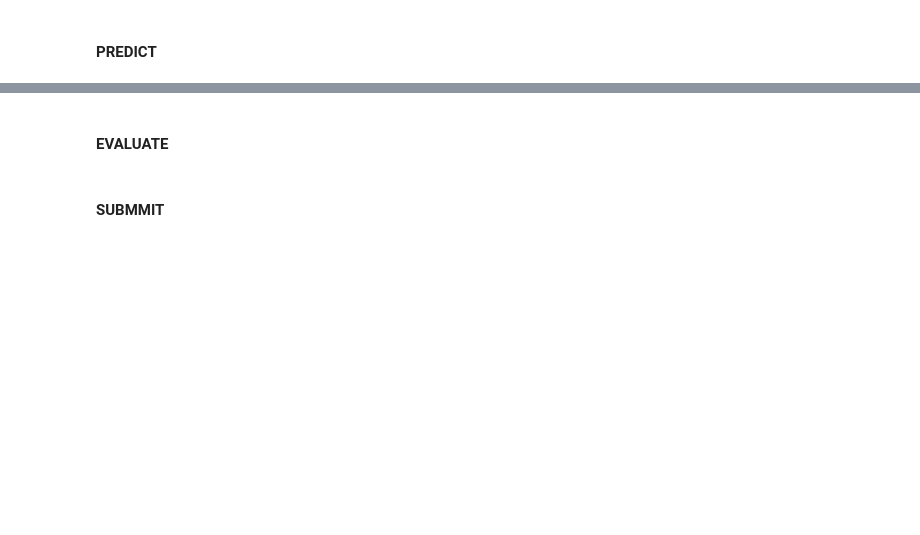
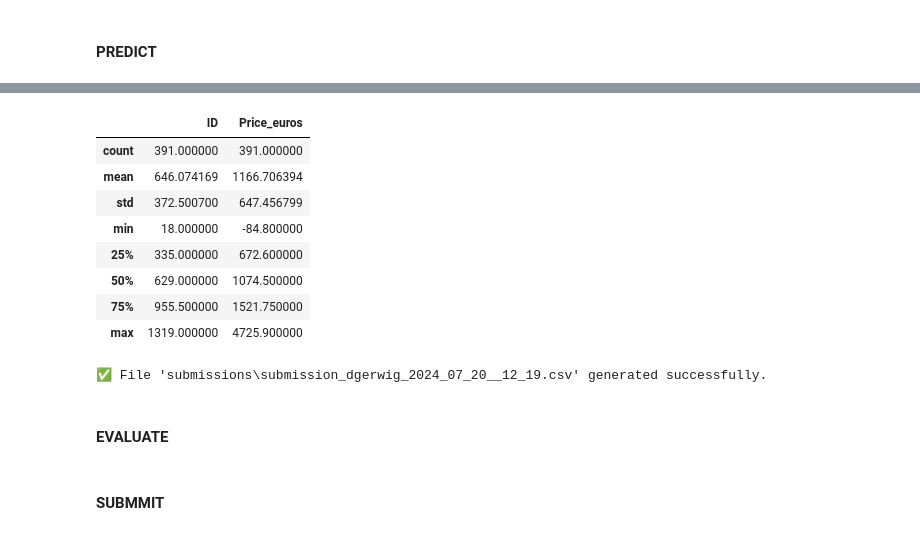
Before and after one commit to diegogerwig/Kaggle, a Jupyter notebook: TheBridge/laptops_market/laptops_market.ipynb, the cells around one changed output, grey strips where cells are left out. Saved outputs shown, nothing was run; the diff lists cells and outputs as text; code cells hidden in the pictures; blank space fills up the shorter version.

```diff
--- a/TheBridge/laptops_market/laptops_market.ipynb
+++ b/TheBridge/laptops_market/laptops_market.ipynb
@@ -464,9 +1149,20 @@ print(predicciones)
 # %%
 df = pd.DataFrame()
 df['ID'] = data_test['id']
 df2 = pd.DataFrame(predicciones, columns=['Price_euros'])
 df = pd.concat([df, df2], axis=1)
+df['Price_euros'] = df['Price_euros'].round(1)
 df.describe()
+# %% [output]
+|  | ID | Price_euros |
+| count | 391.000000 | 391.000000 |
+| mean | 646.074169 | 1166.706394 |
+| std | 372.500700 | 647.456799 |
+| min | 18.000000 | -84.800000 |
+| 25% | 335.000000 | 672.600000 |
+| 50% | 629.000000 | 1074.500000 |
+| 75% | 955.500000 | 1521.750000 |
+| max | 1319.000000 | 4725.900000 |
 # %%
 import csv
 import os
@@ -493,6 +1189,8 @@ df.to_csv(filepath, index=False)
 
 
 print(f"✅ File '{filepath}' generated successfully.")
+# %% [output]
+✅ File 'submissions\submission_dgerwig_2024_07_20__12_19.csv' generated successfully.
 # %% [markdown]
 #### EVALUATE
 # %% [markdown]
```
Also changed, not shown: parts of 45 cells of this notebook, 2 other files.
